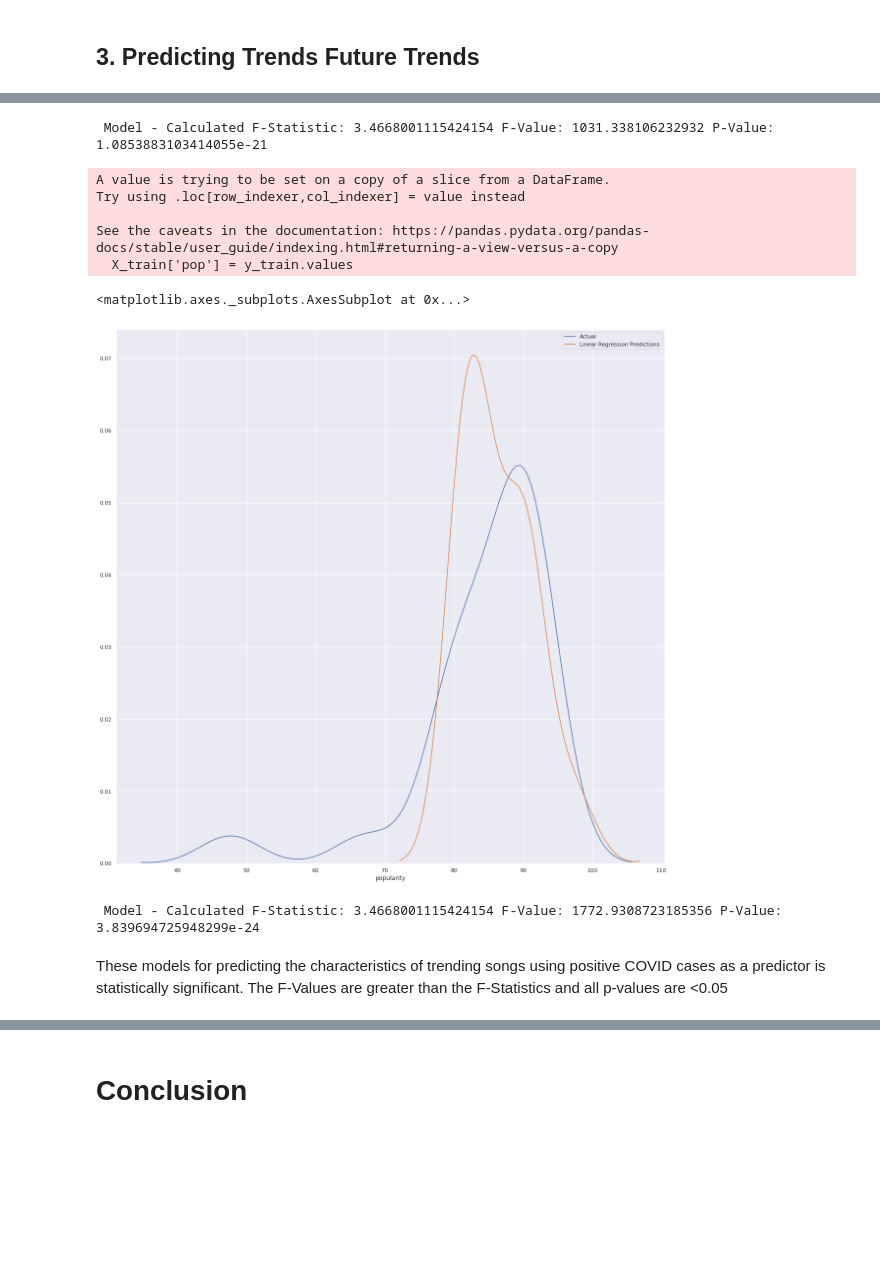
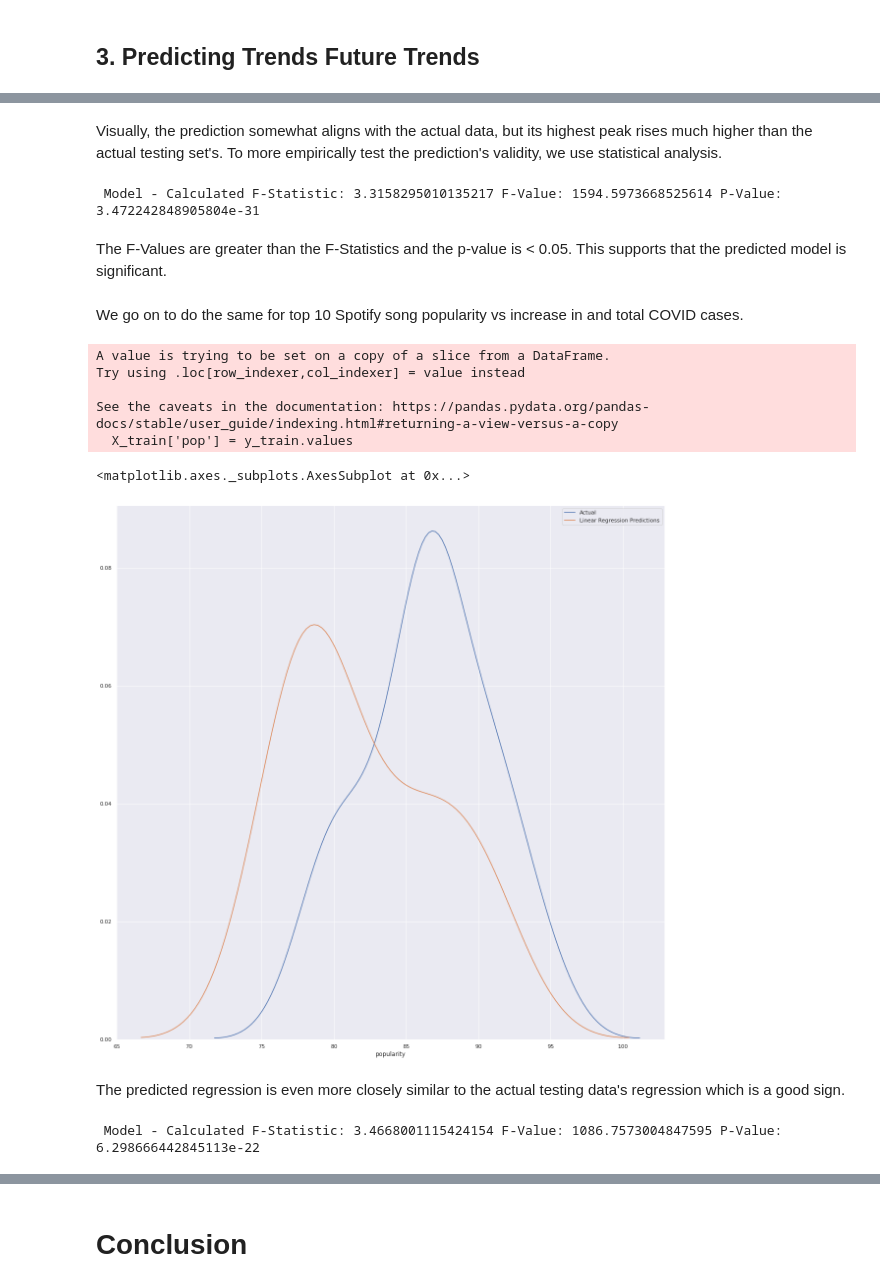
Before and after one commit to sonyal/COVIDSpotifyTrends, a Jupyter notebook: final.ipynb, the cells around one changed output, grey strips where cells are left out. Saved outputs shown, nothing was run; the diff lists cells and outputs as text; code cells hidden in the pictures; blank space fills up the shorter version.

Commit message:
pre vs during analysis + predictive analysis writeup

```diff
--- a/final.ipynb
+++ b/final.ipynb
@@ -395,8 +468,14 @@ from sklearn import model_selection
 X = grouped_covid.reset_index()[['positive', 'positiveIncrease']]
 y = grouped_spotify[:48].danceability
 
-X_train, X_test, y_train, y_test = model_selection.train_test_split(X, y, test_size=.5)
+X_train, X_test, y_train, y_test = model_selection.train_test_split(X, y, test_size=.3)
 X_train['dance'] = y_train.values
-print(y)
-print(y_train)
+
+
+lr = smf.ols(formula='dance ~ positive + positiveIncrease', data=X_train).fit()
+preds_lr = lr.predict(X_test)
+
+f, ax = plt.subplots()
+sns.distplot(y_test, hist=False, label="Actual", ax=ax)
+sns.distplot(preds_lr, hist=False, label="Linear Regression Predictions", ax=ax)
 # %% [output]
@@ -436,3 +489,5 @@ sns.distplot(preds_lr, hist=False, label="Linear Regression Predictions", ax=ax)
+# %% [markdown]
+Visually, the prediction somewhat aligns with the actual data, but its highest peak rises much higher than the actual testing set's. To more empirically test the prediction's validity, we use statistical analysis.
 # %%
 from scipy.stats import f as ft
 
@@ -442,31 +497,36 @@ test = lr.f_test(np.identity(len(lr.params)))
 print(' Model - Calculated F-Statistic: ' + str(ft.ppf(.95,test.df_num,test.df_denom)) + \
     ' F-Value: ' + str(test.fvalue[0][0]) + ' P-Value: ' + str(test.pvalue))
 # %% [output]
- Model - Calculated F-Statistic: 3.4668001115424154 F-Value: 1031.338106232932 P-Value: 1.0853883103414055e-21
+ Model - Calculated F-Statistic: 3.3158295010135217 F-Value: 1594.5973668525614 P-Value: 3.472242848905804e-31
+# %% [markdown]
+The F-Values are greater than the F-Statistics and the p-value is < 0.05. This supports that the predicted model is significant.<br><br>
+We go on to do the same for top 10 Spotify song popularity vs increase in and total COVID cases.
 # %%
 from sklearn.preprocessing import PolynomialFeatures
 from sklearn import linear_model
 
 X = grouped_covid.reset_index()[['positive', 'positiveIncrease']]
 y = grouped_spotify['popularity']
 
-X_train, X_test, y_train, y_test = model_selection.train_test_split(X, y, test_size=.5)
+X_train, X_test, y_train, y_test = model_selection.train_test_split(X, y, test_size=.3)
 X_train['pop'] = y_train.values
 
 lr = smf.ols(formula='pop ~ positive + positiveIncrease', data=X_train).fit()
 preds_lr = lr.predict(X_test)
 
 f, ax = plt.subplots()
 sns.distplot(y_test, hist=False, label="Actual", ax=ax)
 sns.distplot(preds_lr, hist=False, label="Linear Regression Predictions", ax=ax)
 # %% [output]
 A value is trying to be set on a copy of a slice from a DataFrame.
 Try using .loc[row_indexer,col_indexer] = value instead
 
 See the caveats in the documentation: https://pandas.pydata.org/pandas-docs/stable/user_guide/indexing.html#returning-a-view-versus-a-copy
   X_train['pop'] = y_train.values
 <matplotlib.axes._subplots.AxesSubplot at 0x...>
-[figure, old version]
+[figure, new version]
+# %% [markdown]
+The predicted regression is even more closely similar to the actual testing data's regression which is a good sign.
 # %%
 # F-Test to evaluate goodness of fit
 
@@ -474,8 +534,4 @@ test = lr.f_test(np.identity(len(lr.params)))
 print(' Model - Calculated F-Statistic: ' + str(ft.ppf(.95,test.df_num,test.df_denom)) + \
     ' F-Value: ' + str(test.fvalue[0][0]) + ' P-Value: ' + str(test.pvalue))
 # %% [output]
- Model - Calculated F-Statistic: 3.4668001115424154 F-Value: 1772.9308723185356 P-Value: 3.839694725948299e-24
+ Model - Calculated F-Statistic: 3.4668001115424154 F-Value: 1086.7573004847595 P-Value: 6.298666442845113e-22
-# %% [markdown]
-These models for predicting the characteristics of trending songs using positive COVID cases as a predictor
-is statistically significant.
-The F-Values are greater than the F-Statistics and all p-values are <0.05
```
Also changed, not shown: parts of 35 cells of this notebook.
